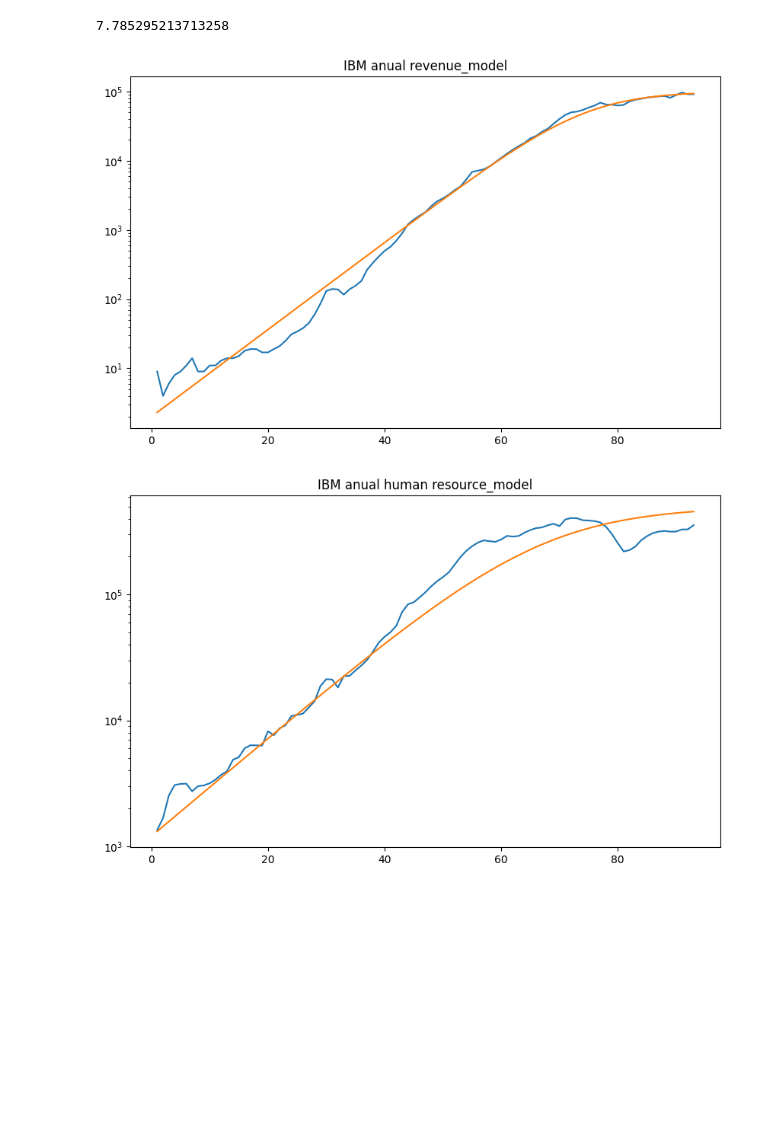
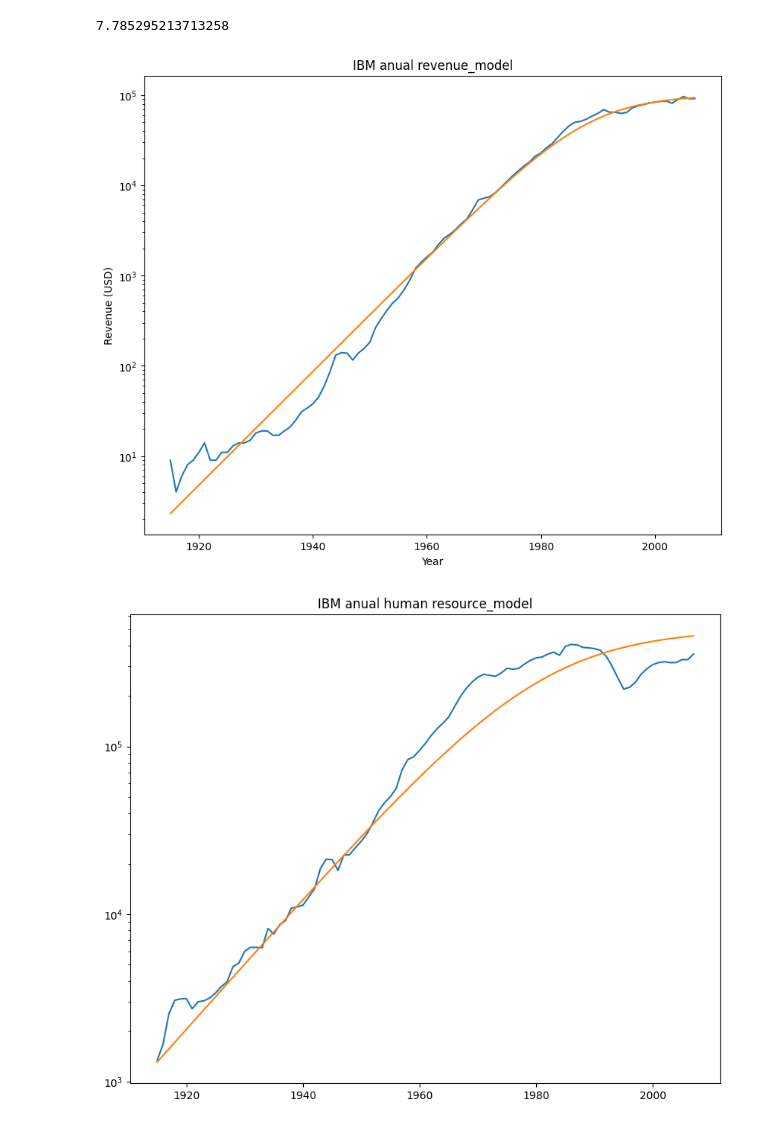
Before and after one commit to akshaTec/AKSum_CS_302, a Jupyter notebook: Lab1/q_1.ipynb, the cells around one changed output. Saved outputs shown, nothing was run; the diff lists cells and outputs as text; code cells hidden in the pictures; blank space fills up the shorter version.

```diff
--- a/Lab1/q_1.ipynb
+++ b/Lab1/q_1.ipynb
@@ -67,23 +68,27 @@ x01
 # %%
 revenue_model = logictic_m(100000,ar[2],0.145,2)
 # %%
-plt.figure(figsize=(10,6))
-plt.plot(ar[2], ar[0], label='IBM')
-plt.plot(ar[2], revenue_model, label='IBM')
+plt.figure(figsize=(10,8))
+plt.plot(ar[2]+1914, ar[0], label='IBM')
+plt.plot(ar[2]+1914, revenue_model, label='IBM')
 #make the y axis logarithmic
 plt.yscale('log')
 plt.title('IBM anual revenue_model')
+plt.ylabel('Revenue (USD)')
+plt.xlabel('Year')
+plt.savefig('1_annual_rev.png')
 plt.show()
 # %% [output]
-[figure, old version]
+[figure, new version]
 # %%
 human_resource_model = logictic_m(500000,ar[2],0.09,1200)
 # %%
-plt.figure(figsize=(10,6))
-plt.plot(ar[2], ar[1], label='IBM')
-plt.plot(ar[2], human_resource_model, label='IBM')
+plt.figure(figsize=(10,8))
+plt.plot(ar[2]+1914, ar[1], label='IBM')
+plt.plot(ar[2]+1914, human_resource_model, label='IBM')
 plt.yscale('log')
 plt.title('IBM anual human resource_model')
+plt.savefig('2_hrcount.png')
 plt.show()
 # %% [output]
-[figure, old version]
+[figure, new version]
```
Also changed, not shown: parts of 2 cells of this notebook, 3 other files.
